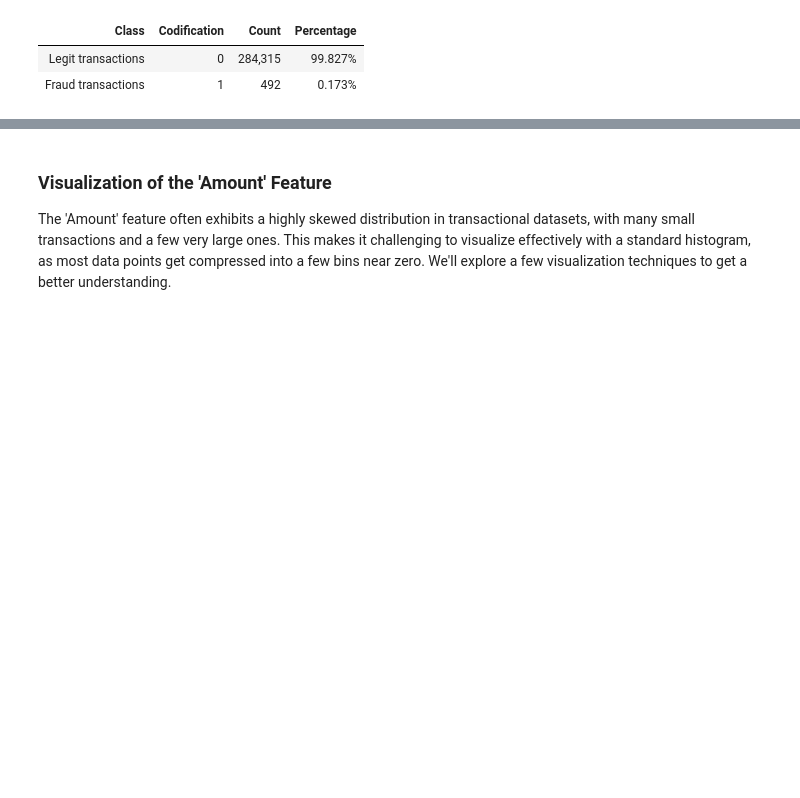
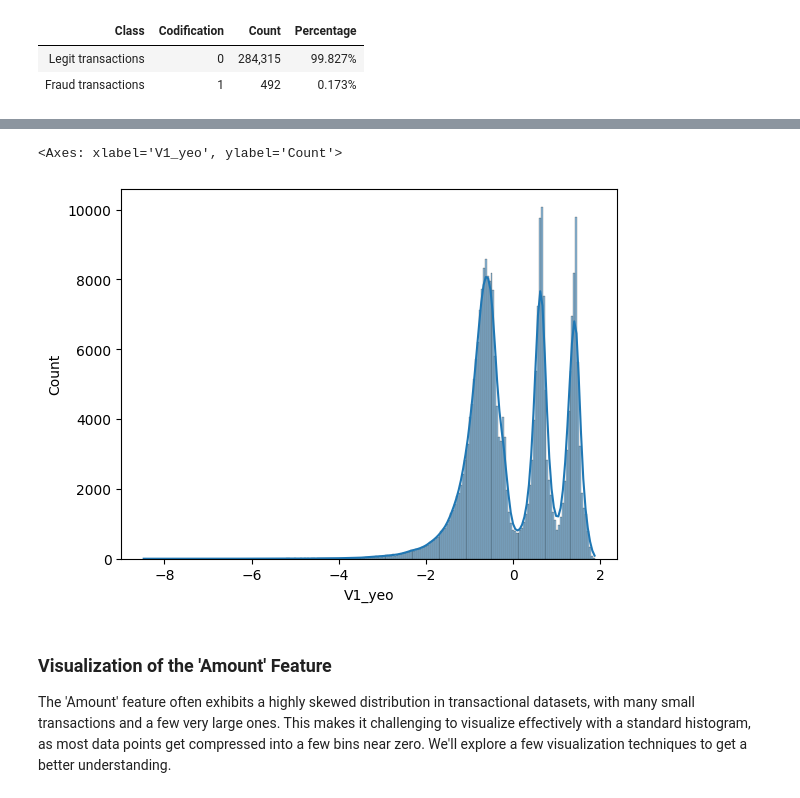
Before and after one commit to ang-bill/IU-DLMDSME01-Credit-Card-Fraud-Detection, a Jupyter notebook: Task1_Credit_Card_Fraud_Detection.ipynb, the cells around one changed output, grey strips where cells are left out. Saved outputs shown, nothing was run; the diff lists cells and outputs as text; code cells hidden in the pictures; blank space fills up the shorter version.

```diff
--- a/Task1_Credit_Card_Fraud_Detection.ipynb
+++ b/Task1_Credit_Card_Fraud_Detection.ipynb
@@ -273,3 +306,18 @@ Name: Class, dtype: float64
+# %%
+from sklearn.preprocessing import PowerTransformer
+
+# 'yeo-johnson' is the default and handles negative values
+pt = PowerTransformer(method='yeo-johnson', standardize=True)
+
+# Apply to your skewed column (reshape needed for a single feature)
+# Example for V1
+df['V1_yeo'] = pt.fit_transform(df[['V1']])
+
+# Visual check
+sns.histplot(df['V1_yeo'], kde=True)
+# %% [output]
+<Axes: xlabel='V1_yeo', ylabel='Count'>
+[figure, added]
 # %% [markdown]
 ### Visualization of the 'Amount' Feature
 
```
Also changed, not shown: parts of 6 cells of this notebook.
